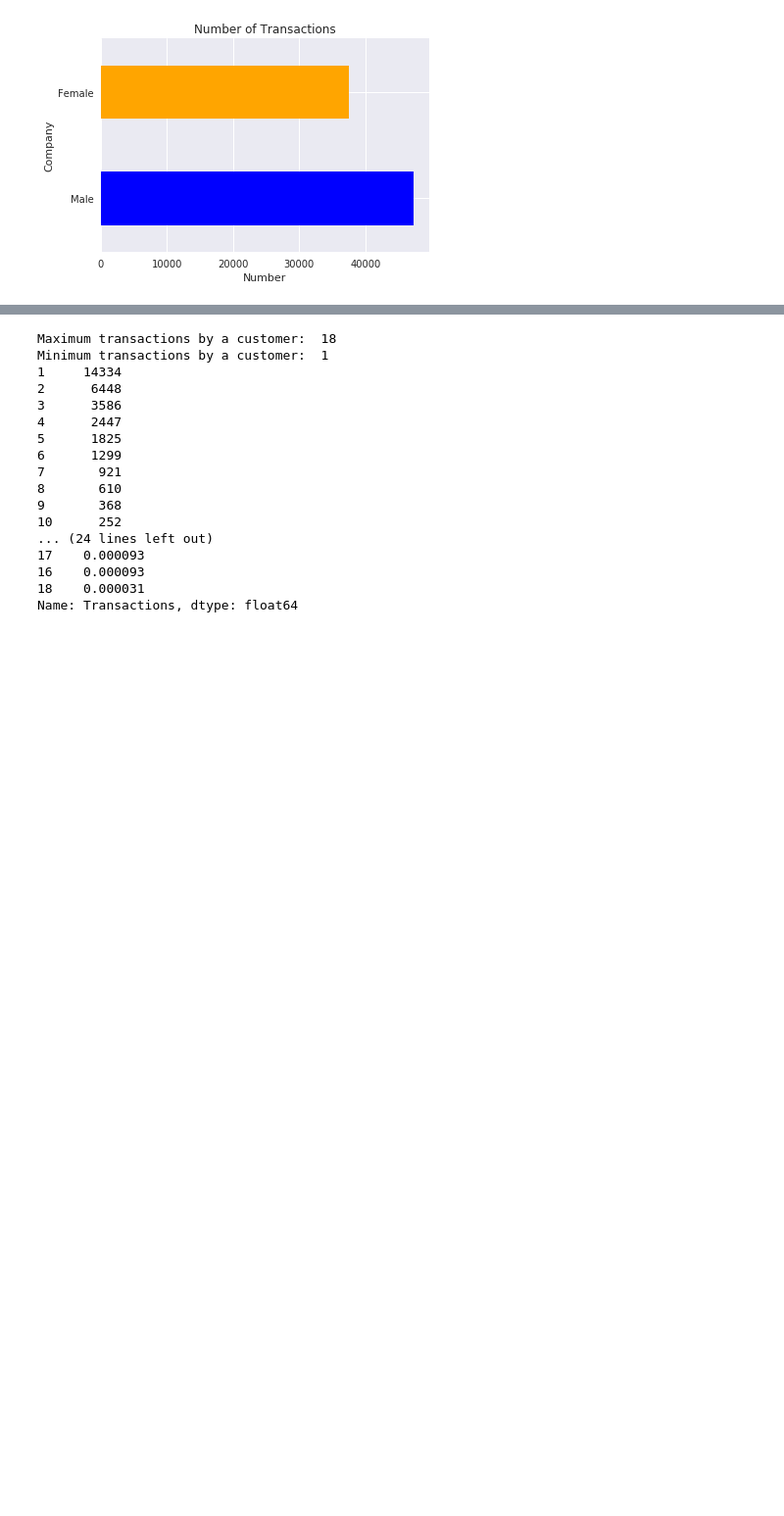
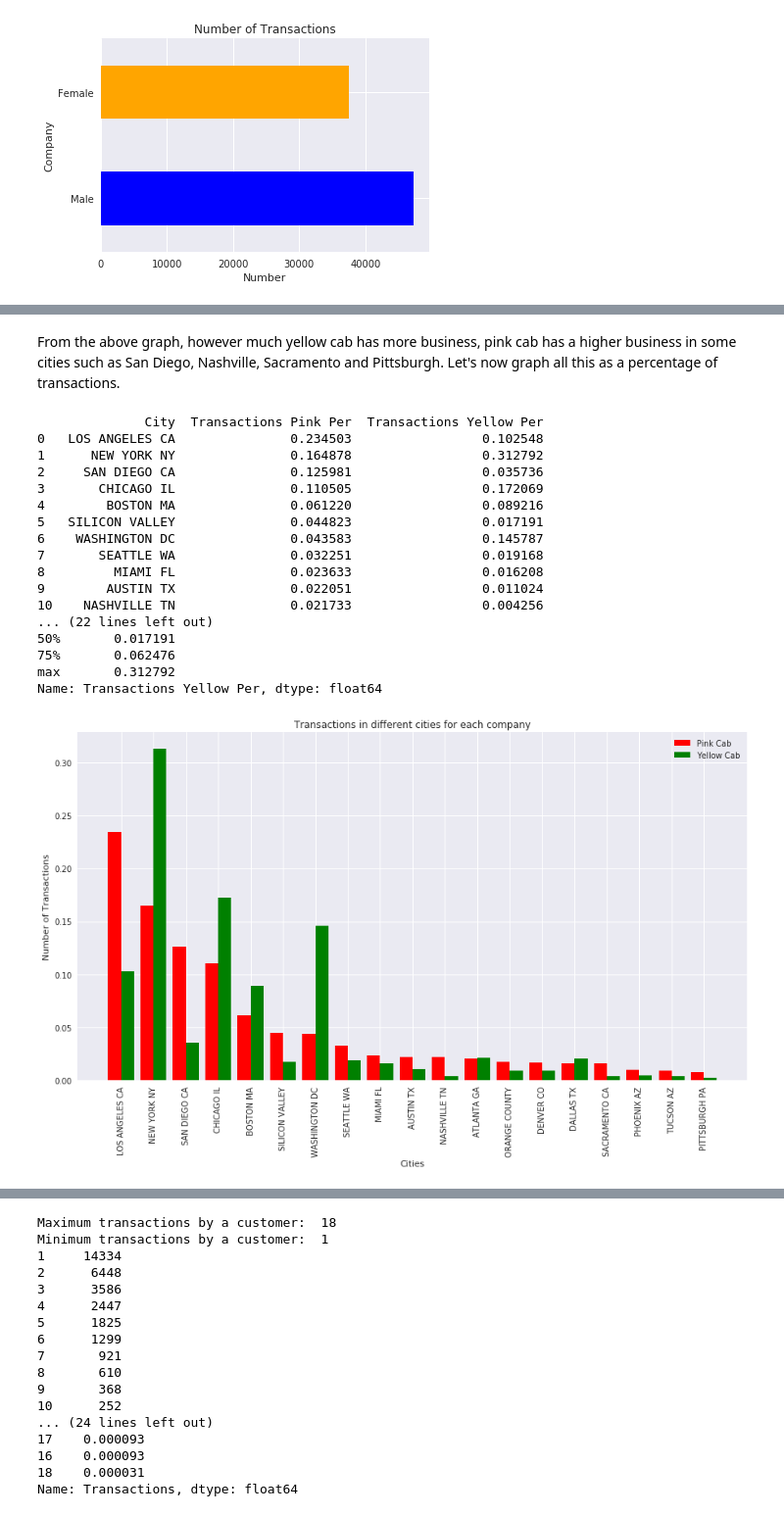
Before and after one commit to Wairimu-Miano/DataSets, a Jupyter notebook: G2Mweek2.ipynb, the cells around one changed output, grey strips where cells are left out. Shown at 98% size. Drawn from its saved outputs; the diff is of its cells as text; code cells hidden in the pictures; blank space fills up the shorter version.

```diff
--- a/G2Mweek2.ipynb
+++ b/G2Mweek2.ipynb
@@ -609,0 +711,46 @@ plt.show()
+# %% [markdown]
+From the above graph, however much yellow cab has more business, pink cab has a higher business in some cities such as San Diego, Nashville, Sacramento and Pittsburgh. Let's now graph all this as a percentage of transactions.
+# %%
+PinkCitiesPer=pd.DataFrame(pink['City'].value_counts(normalize=True))
+PinkCitiesPer.reset_index(inplace=True)
+PinkCitiesPer=PinkCitiesPer.rename(columns={'index':'City','City':'Transactions Pink Per'})
+YellowCitiesPer=pd.DataFrame(yellow['City'].value_counts(normalize=True))
+YellowCitiesPer.reset_index(inplace=True)
+YellowCitiesPer=YellowCitiesPer.rename(columns={'index':'City','City':'Transactions Yellow Per'})
+
+TransactionsCitiesPer=pd.merge(PinkCitiesPer,YellowCitiesPer,on='City')
+print(TransactionsCitiesPer)
+print(TransactionsCitiesPer['Transactions Pink Per'].describe())
+print(TransactionsCitiesPer['Transactions Yellow Per'].describe())
+x=np.arange(19)
+y1=TransactionsCitiesPer['Transactions Pink Per']
+y2=TransactionsCitiesPer['Transactions Yellow Per']
+width=0.4
+
+plt.bar(x-0.2,y1,width,label="Pink Cab",color="red")
+plt.bar(x+0.2,y2,width,label="Yellow Cab",color="green")
+plt.xlabel("Cities")
+plt.ylabel("Number of Transactions")
+plt.title("Transactions in different cities for each company")
+plt.xticks(x,TransactionsCitiesPer['City'],rotation=90)
+plt.legend()
+plt.show()
+# %% [output]
+              City  Transactions Pink Per  Transactions Yellow Per
+0   LOS ANGELES CA               0.234503                 0.102548
+1      NEW YORK NY               0.164878                 0.312792
+2     SAN DIEGO CA               0.125981                 0.035736
+3       CHICAGO IL               0.110505                 0.172069
+4        BOSTON MA               0.061220                 0.089216
+5   SILICON VALLEY               0.044823                 0.017191
+6    WASHINGTON DC               0.043583                 0.145787
+7       SEATTLE WA               0.032251                 0.019168
+8         MIAMI FL               0.023633                 0.016208
+9        AUSTIN TX               0.022051                 0.011024
+10    NASHVILLE TN               0.021733                 0.004256
+... (22 lines left out)
+50%       0.017191
+75%       0.062476
+max       0.312792
+Name: Transactions Yellow Per, dtype: float64
+[figure, added]
```
Also changed, not shown: parts of 31 cells of this notebook.
